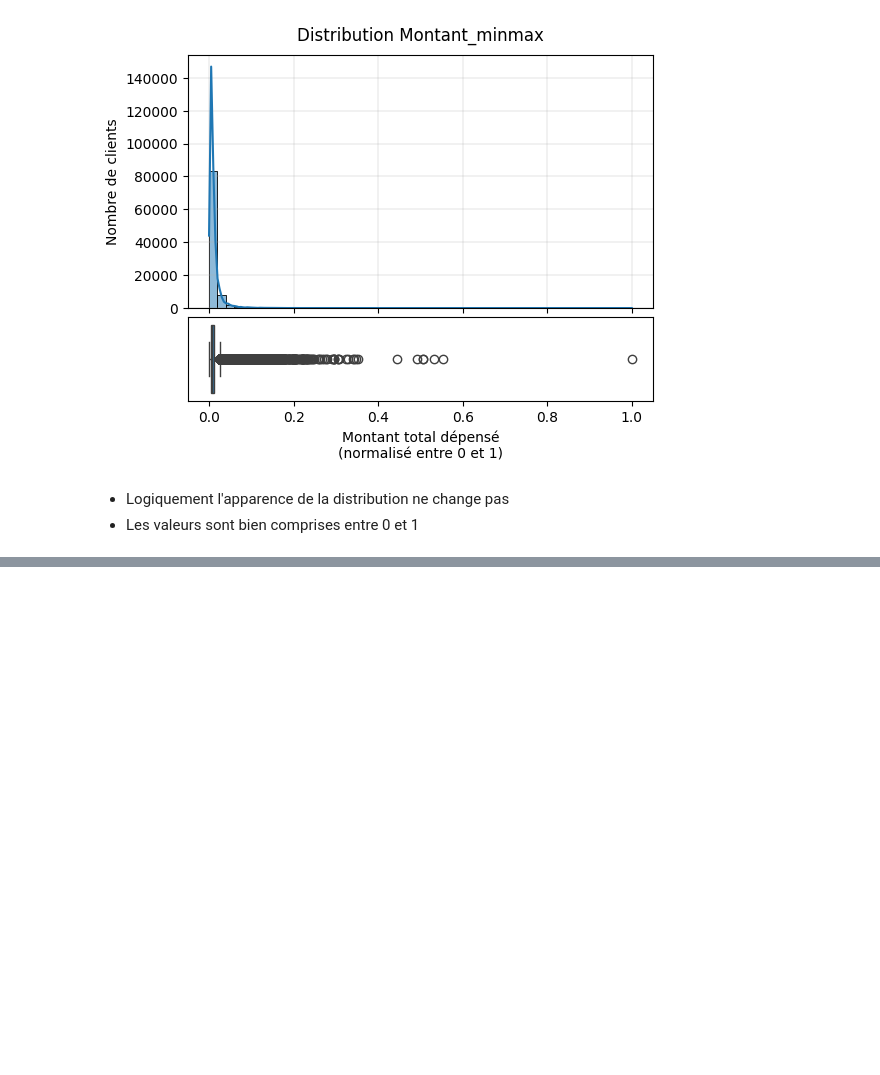
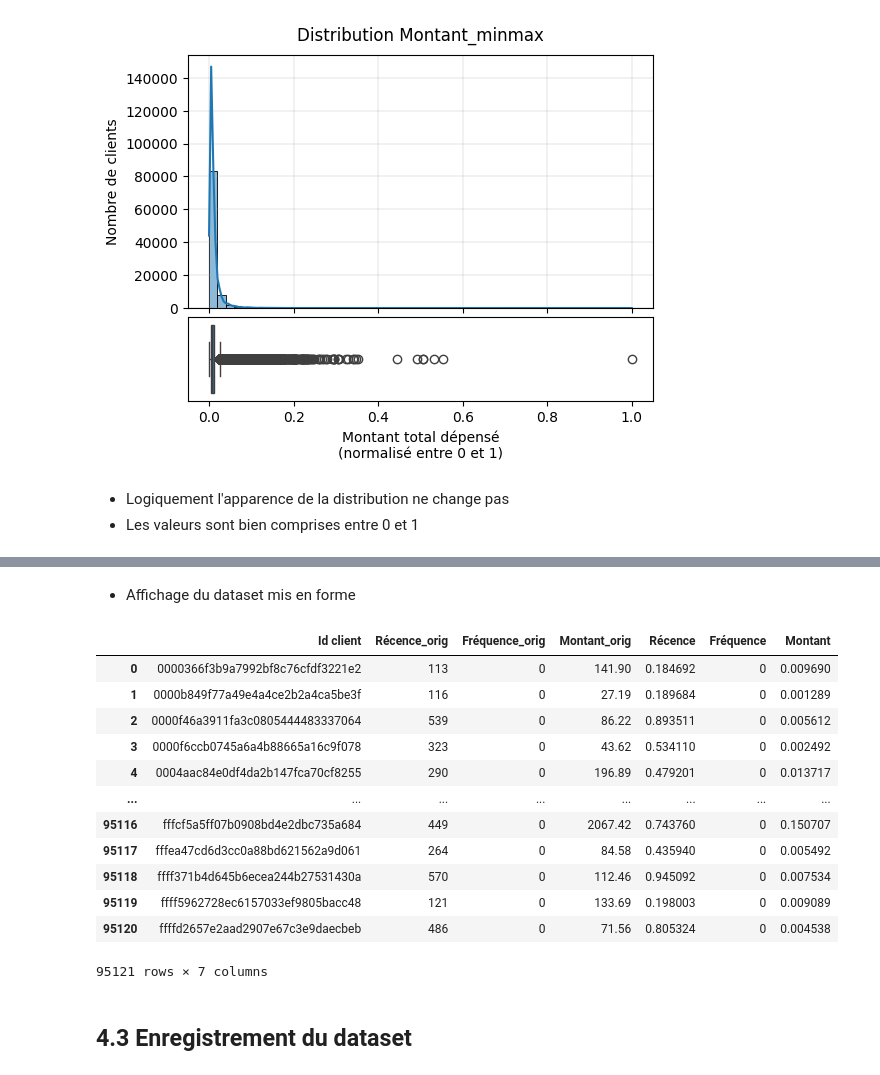
Before and after one commit to Christophe-Aballea/OC_projet5_Segmentez_des_clients_d_un_site_ecommerce, a Jupyter notebook: P05_Notebook2_Feature_ingineering.ipynb, the cells around one changed output, grey strips where cells are left out. Drawn from its saved outputs; the diff is of its cells as text; code cells hidden in the pictures; blank space fills up the shorter version.

Commit message:
Finalisation dataset pour modèles et enregistrement 'df_features.csv'

```diff
--- a/P05_Notebook2_Feature_ingineering.ipynb
+++ b/P05_Notebook2_Feature_ingineering.ipynb
@@ -2046,0 +1390,39 @@ display(get_dataframe_infos(df_products[['product_category_name', 'product_categ
+# %%
+# Changement de nom feature `customer_unique_id`
+df_features.rename(columns={'customer_unique_id': 'Id client'}, inplace=True)
+# %%
+# Features RFM en version d'origine
+df_features.rename(columns={'Récence': 'Récence_orig',
+                            'Fréquence': 'Fréquence_orig',
+                            'Montant': 'Montant_orig'},
+                  inplace=True)
+# %%
+# Features RFM pour modèles
+df_features.rename(columns={'Récence_minmax': 'Récence',
+                            'Montant_minmax': 'Montant'},
+                   inplace=True)
+df_features['Fréquence'] = df_features['Fréquence_orig']
+# %%
+# Changement d'ordre des features
+df_features = df_features[['Id client', 'Récence_orig', 'Fréquence_orig', 'Montant_orig', 'Récence', 'Fréquence', 'Montant']]
+# %% [markdown]
+* Affichage du dataset mis en forme
+# %%
+# Affichage des premières et dernières lignes
+display(df_features)
+# %% [output]
+|  | Id client | Récence_orig | Fréquence_orig | Montant_orig | Récence | Fréquence | Montant |
+| 0 | 0000366f3b9a7992bf8c76cfdf3221e2 | 113 | 0 | 141.90 | 0.184692 | 0 | 0.009690 |
+| 1 | 0000b849f77a49e4a4ce2b2a4ca5be3f | 116 | 0 | 27.19 | 0.189684 | 0 | 0.001289 |
+| 2 | 0000f46a3911fa3c0805444483337064 | 539 | 0 | 86.22 | 0.893511 | 0 | 0.005612 |
+| 3 | 0000f6ccb0745a6a4b88665a16c9f078 | 323 | 0 | 43.62 | 0.534110 | 0 | 0.002492 |
+| 4 | 0004aac84e0df4da2b147fca70cf8255 | 290 | 0 | 196.89 | 0.479201 | 0 | 0.013717 |
+| ... | ... | ... | ... | ... | ... | ... | ... |
+| 95116 | fffcf5a5ff07b0908bd4e2dbc735a684 | 449 | 0 | 2067.42 | 0.743760 | 0 | 0.150707 |
+| 95117 | fffea47cd6d3cc0a88bd621562a9d061 | 264 | 0 | 84.58 | 0.435940 | 0 | 0.005492 |
+| 95118 | ffff371b4d645b6ecea244b27531430a | 570 | 0 | 112.46 | 0.945092 | 0 | 0.007534 |
+| 95119 | ffff5962728ec6157033ef9805bacc48 | 121 | 0 | 133.69 | 0.198003 | 0 | 0.009089 |
+| 95120 | ffffd2657e2aad2907e67c3e9daecbeb | 486 | 0 | 71.56 | 0.805324 | 0 | 0.004538 |
+95121 rows × 7 columns
+# %% [markdown]
+## 4.3 Enregistrement du dataset
```
Also changed, not shown: parts of 209 cells of this notebook, 1 other file.
